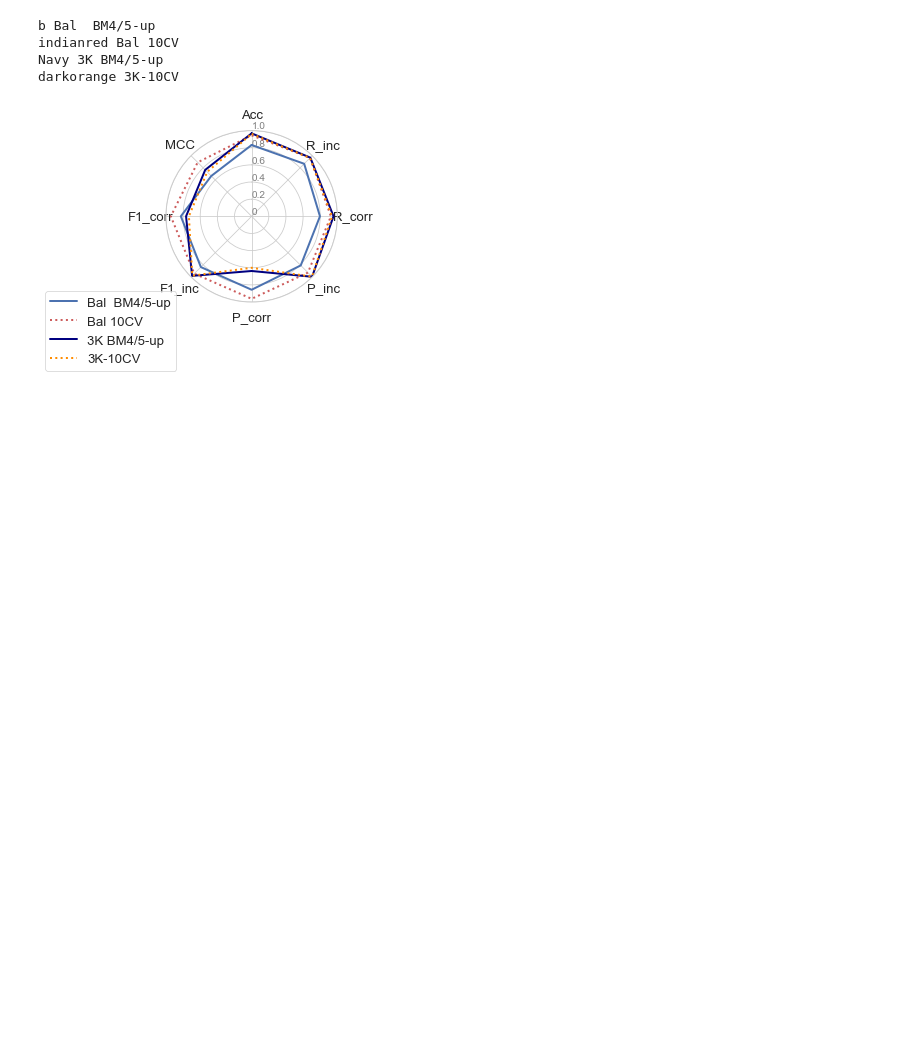
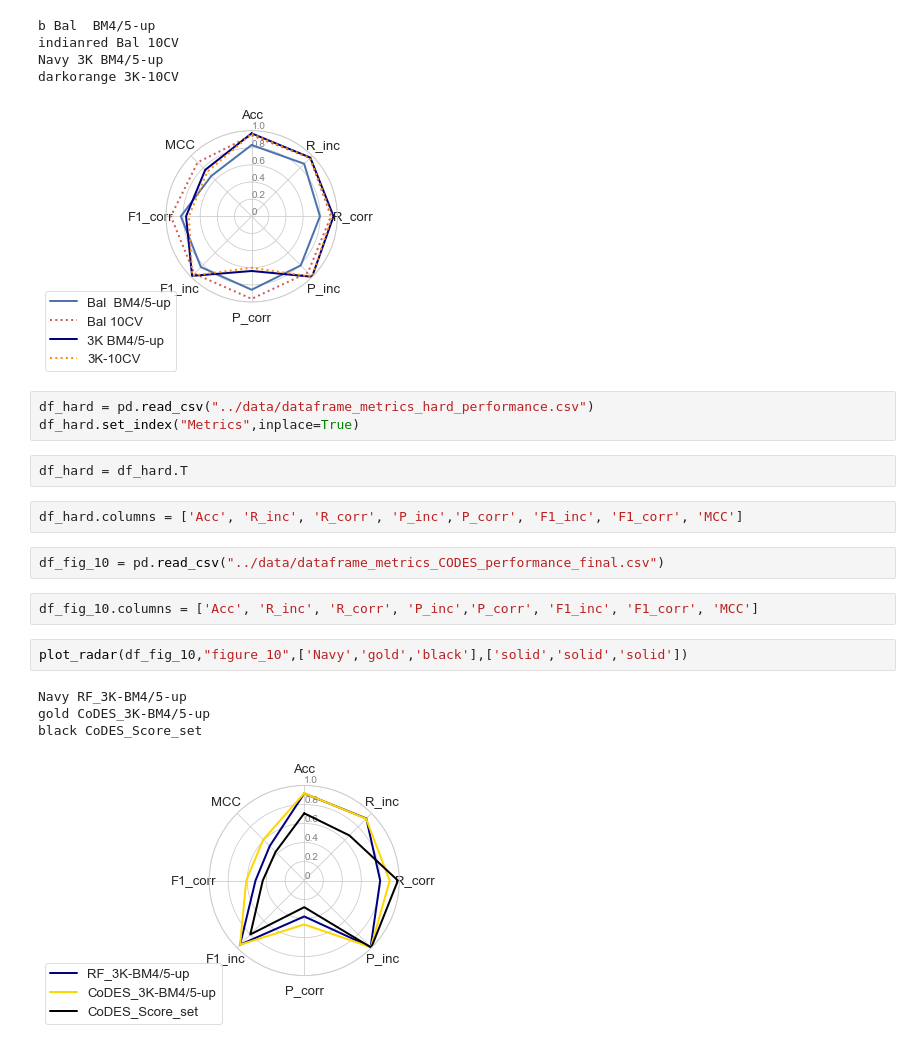
Before and after one commit to D-Barradas/DataViz, a Jupyter notebook: Radar_plots/Radar_plot_2021.ipynb, the cells around one changed output. Cells and saved outputs as stored; diff of their text form; blank space fills up the shorter version.

```diff
--- a/Radar_plots/Radar_plot_2021.ipynb
+++ b/Radar_plots/Radar_plot_2021.ipynb
@@ -121,3 +121,21 @@ indianred Bal 10CV
 Navy 3K BM4/5-up
 darkorange 3K-10CV
 [figure]
+# %%
+df_hard = pd.read_csv("../data/dataframe_metrics_hard_performance.csv")
+df_hard.set_index("Metrics",inplace=True)
+# %%
+df_hard = df_hard.T
+# %%
+df_hard.columns = ['Acc', 'R_inc', 'R_corr', 'P_inc','P_corr', 'F1_inc', 'F1_corr', 'MCC']
+# %%
+df_fig_10 = pd.read_csv("../data/dataframe_metrics_CODES_performance_final.csv")
+# %%
+df_fig_10.columns = ['Acc', 'R_inc', 'R_corr', 'P_inc','P_corr', 'F1_inc', 'F1_corr', 'MCC']
+# %%
+plot_radar(df_fig_10,"figure_10",['Navy','gold','black'],['solid','solid','solid'])
+# %% [output]
+Navy RF_3K-BM4/5-up
+gold CoDES_3K-BM4/5-up
+black CoDES_Score_set
+[figure, added]
```
Also changed, not shown: parts of 4 cells of this notebook.
